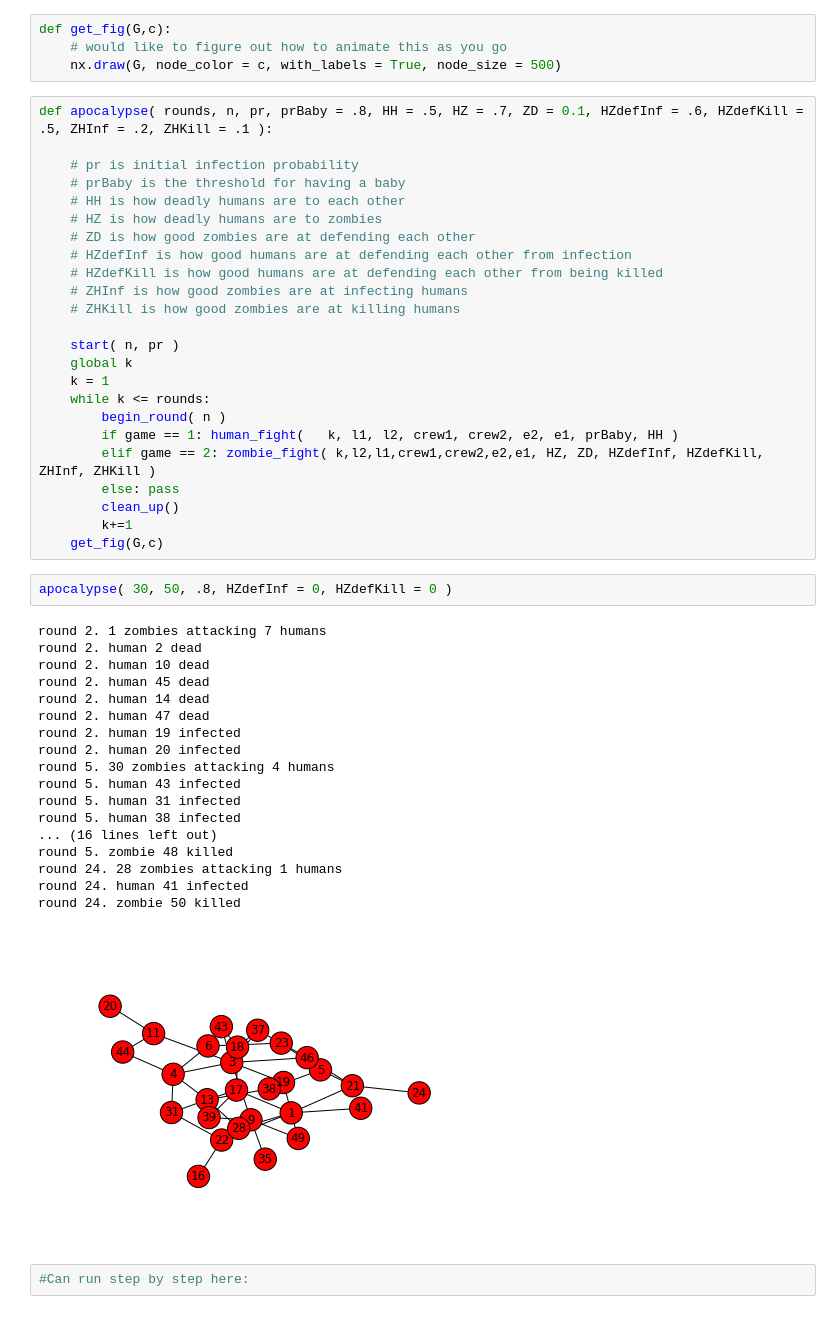
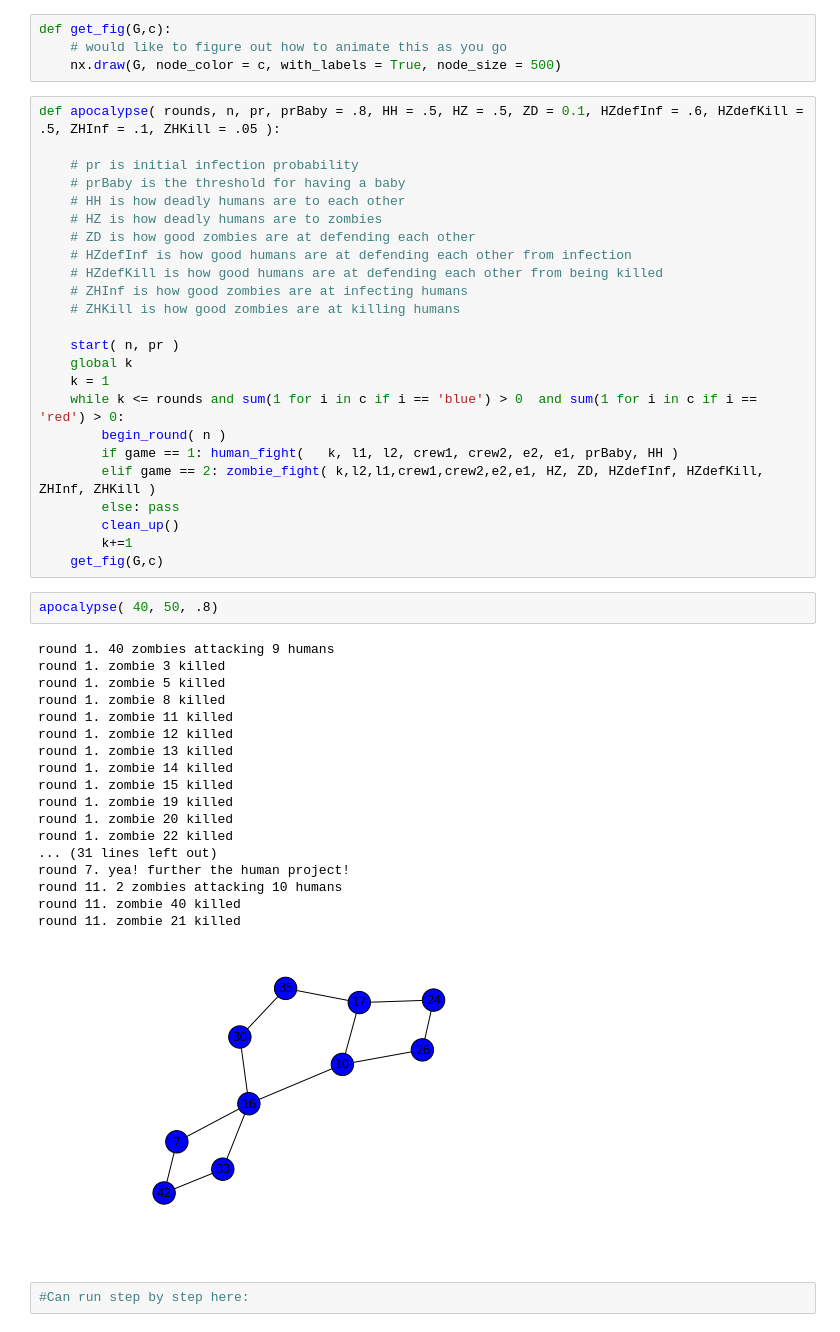
Before and after one commit to jackiemauro/flotsam-jacksam, a Jupyter notebook: Zombies-network.ipynb, the cells around one changed output. Cells and saved outputs as stored; diff of their text form.

```diff
--- a/Zombies-network.ipynb
+++ b/Zombies-network.ipynb
@@ -180,7 +180,7 @@ def get_fig(G,c):
     # would like to figure out how to animate this as you go
     nx.draw(G, node_color = c, with_labels = True, node_size = 500)
 # %%
-def apocalypse( rounds, n, pr, prBaby = .8, HH = .5, HZ = .7, ZD = 0.1, HZdefInf = .6, HZdefKill = .5, ZHInf = .2, ZHKill = .1 ):
+def apocalypse( rounds, n, pr, prBaby = .8, HH = .5, HZ = .5, ZD = 0.1, HZdefInf = .6, HZdefKill = .5, ZHInf = .1, ZHKill = .05 ):
 
     # pr is initial infection probability
     # prBaby is the threshold for having a baby
@@ -195,7 +195,7 @@ def apocalypse( rounds, n, pr, prBaby = .8, HH = .5, HZ = .7, ZD = 0.1, HZdefInf
     start( n, pr )
     global k
     k = 1
-    while k <= rounds:
+    while k <= rounds and sum(1 for i in c if i == 'blue') > 0  and sum(1 for i in c if i == 'red') > 0:
         begin_round( n )
         if game == 1: human_fight(   k, l1, l2, crew1, crew2, e2, e1, prBaby, HH )
         elif game == 2: zombie_fight( k,l2,l1,crew1,crew2,e2,e1, HZ, ZD, HZdefInf, HZdefKill, ZHInf, ZHKill )
@@ -204,25 +204,25 @@ def apocalypse( rounds, n, pr, prBaby = .8, HH = .5, HZ = .7, ZD = 0.1, HZdefInf
         k+=1
     get_fig(G,c)
 # %%
-apocalypse( 30, 50, .8, HZdefInf = 0, HZdefKill = 0 )
+apocalypse( 40, 50, .8)
 # %% [output]
-round 2. 1 zombies attacking 7 humans
-round 2. human 2 dead
-round 2. human 10 dead
-round 2. human 45 dead
-round 2. human 14 dead
-round 2. human 47 dead
-round 2. human 19 infected
-round 2. human 20 infected
-round 5. 30 zombies attacking 4 humans
-round 5. human 43 infected
-round 5. human 31 infected
-round 5. human 38 infected
-... (16 lines left out)
-round 5. zombie 48 killed
-round 24. 28 zombies attacking 1 humans
-round 24. human 41 infected
-round 24. zombie 50 killed
+round 1. 40 zombies attacking 9 humans
+round 1. zombie 3 killed
+round 1. zombie 5 killed
+round 1. zombie 8 killed
+round 1. zombie 11 killed
+round 1. zombie 12 killed
+round 1. zombie 13 killed
+round 1. zombie 14 killed
+round 1. zombie 15 killed
+round 1. zombie 19 killed
+round 1. zombie 20 killed
+round 1. zombie 22 killed
+... (31 lines left out)
+round 7. yea! further the human project!
+round 11. 2 zombies attacking 10 humans
+round 11. zombie 40 killed
+round 11. zombie 21 killed
-[figure, old version]
+[figure, new version]
 # %%
 #Can run step by step here:
```
Also changed, not shown: parts of 2 cells of this notebook.
